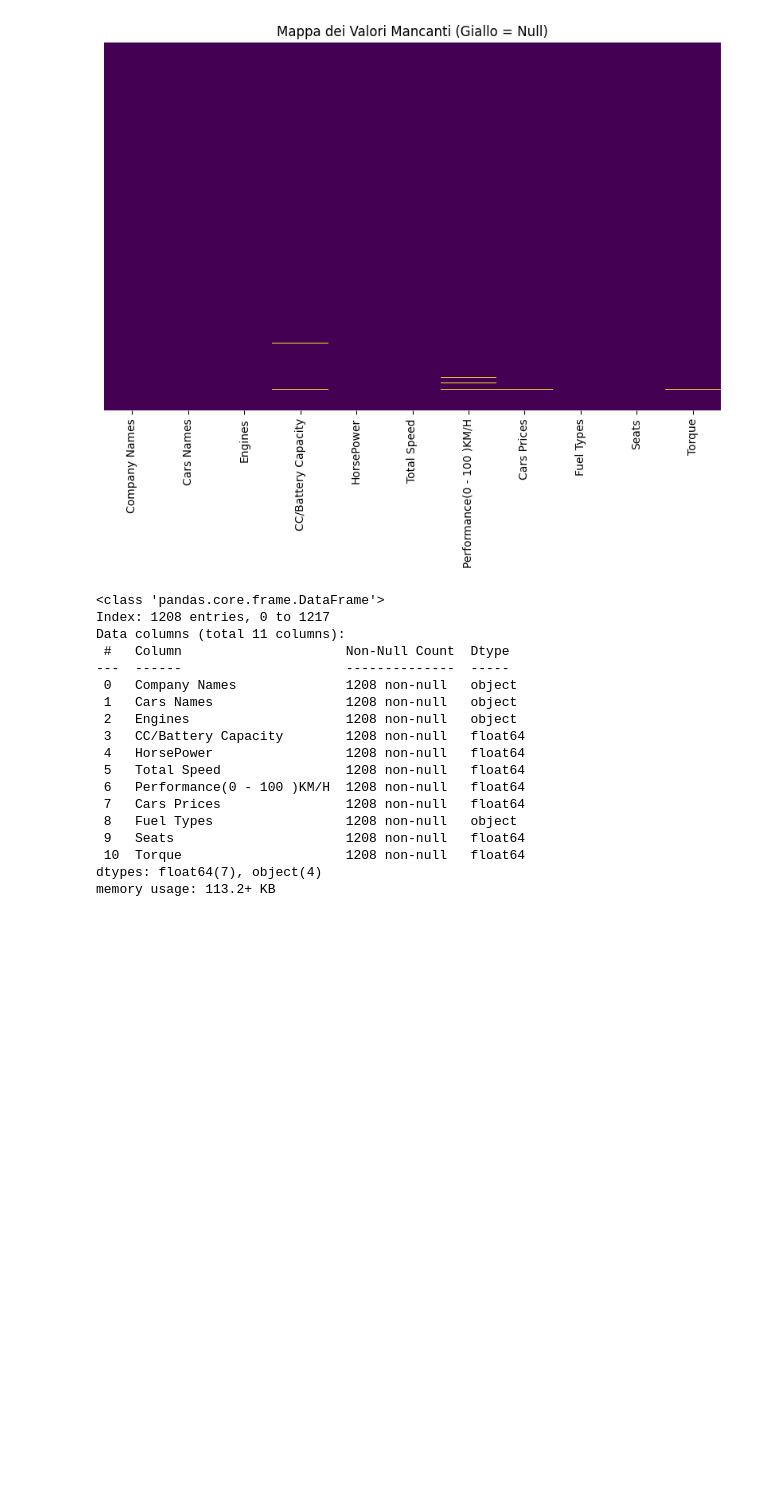
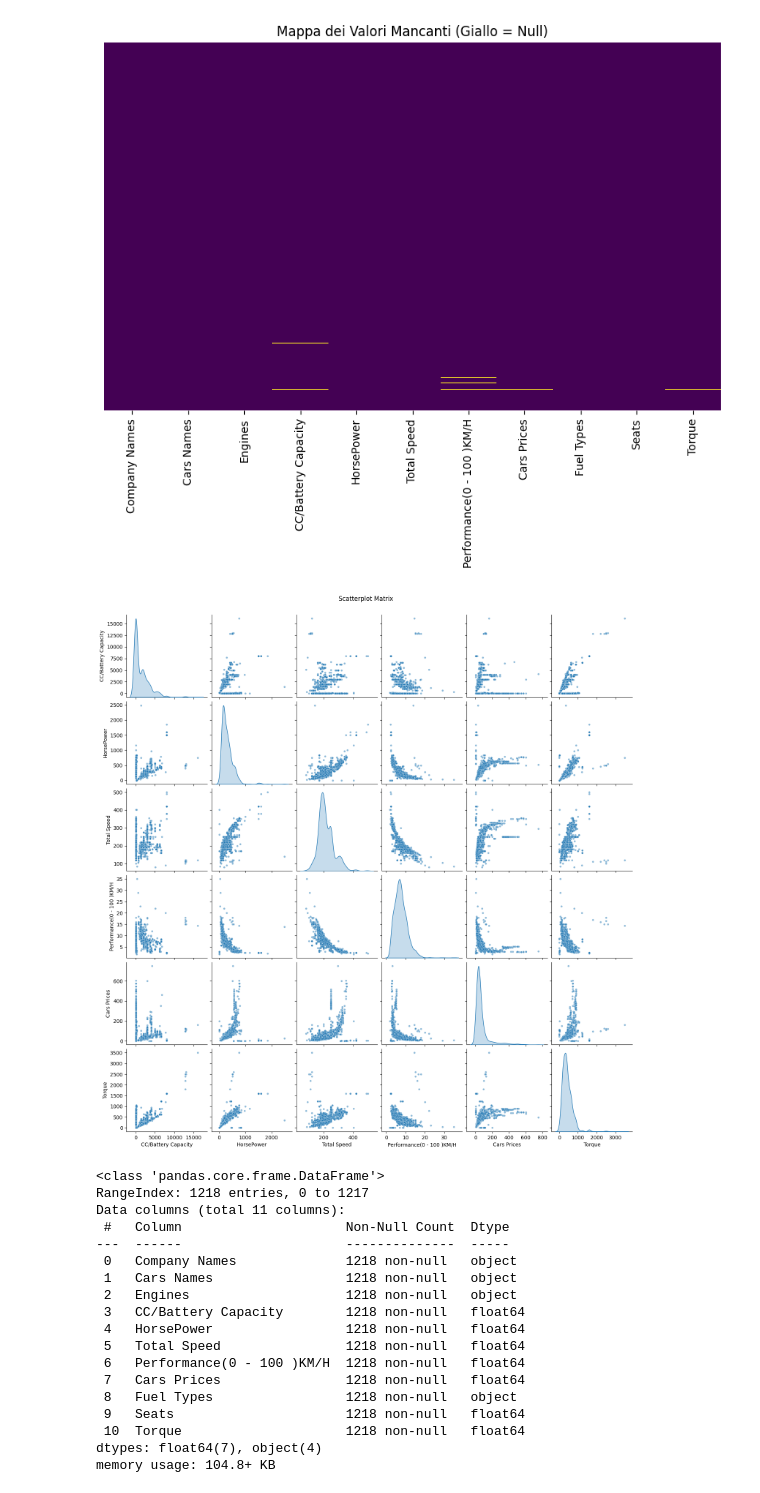
Before and after one commit to McNuggetsIT/D-Avanzo_DepositoCorso, a Jupyter notebook: Python Corso/11_28_Venerdi[Micheal]/analisicar.ipynb, the cells around one changed output. Saved outputs shown, nothing was run; the diff lists cells and outputs as text; code cells hidden in the pictures; blank space fills up the shorter version.

```diff
--- a/Python Corso/11_28_Venerdi[Micheal]/analisicar.ipynb
+++ b/Python Corso/11_28_Venerdi[Micheal]/analisicar.ipynb
@@ -63,36 +101,38 @@ Torque                       1
 dtype: int64
 [figure]
 # %%
+numeric_cols = df.select_dtypes(include=["float", "int"]).columns.tolist()
+
+df[numeric_cols] = df[numeric_cols].fillna(df[numeric_cols].mean())
 df = df.dropna(subset=["CC/Battery Capacity", "Performance(0 - 100 )KM/H", "Torque"])
 
 cols_to_plot = ["CC/Battery Capacity","HorsePower","Total Speed","Performance(0 - 100 )KM/H","Cars Prices", "Torque"]
 
-#grafico scatterplot a matrice
-g = sns.pairplot(df, diag_kind='kde', plot_kws={'alpha': 0.5, 's': 15}, diag_kws={'fill': True}, height=2.5)
-
+g = sns.pairplot(df[cols_to_plot], diag_kind='kde', plot_kws={'alpha': 0.5, 's': 15}, diag_kws={'fill': True}, height=2.5)
 g.figure.suptitle('Scatterplot Matrix', y=1.02)
 plt.show()
 
 df.info()
 # %% [output]
+[figure, added]
 <class 'pandas.core.frame.DataFrame'>
-Index: 1208 entries, 0 to 1217
+RangeIndex: 1218 entries, 0 to 1217
 Data columns (total 11 columns):
  #   Column                     Non-Null Count  Dtype
 ---  ------                     --------------  -----
- 0   Company Names              1208 non-null   object
- 1   Cars Names                 1208 non-null   object
- 2   Engines                    1208 non-null   object
- 3   CC/Battery Capacity        1208 non-null   float64
- 4   HorsePower                 1208 non-null   float64
- 5   Total Speed                1208 non-null   float64
- 6   Performance(0 - 100 )KM/H  1208 non-null   float64
- 7   Cars Prices                1208 non-null   float64
- 8   Fuel Types                 1208 non-null   object
- 9   Seats                      1208 non-null   float64
- 10  Torque                     1208 non-null   float64
+ 0   Company Names              1218 non-null   object
+ 1   Cars Names                 1218 non-null   object
+ 2   Engines                    1218 non-null   object
+ 3   CC/Battery Capacity        1218 non-null   float64
+ 4   HorsePower                 1218 non-null   float64
+ 5   Total Speed                1218 non-null   float64
+ 6   Performance(0 - 100 )KM/H  1218 non-null   float64
+ 7   Cars Prices                1218 non-null   float64
+ 8   Fuel Types                 1218 non-null   object
+ 9   Seats                      1218 non-null   float64
+ 10  Torque                     1218 non-null   float64
 dtypes: float64(7), object(4)
-memory usage: 113.2+ KB
+memory usage: 104.8+ KB
 # %%
 
 print(df["Cars Prices"].mean())
```
Also changed, not shown: parts of 7 cells of this notebook, 1 other file.
